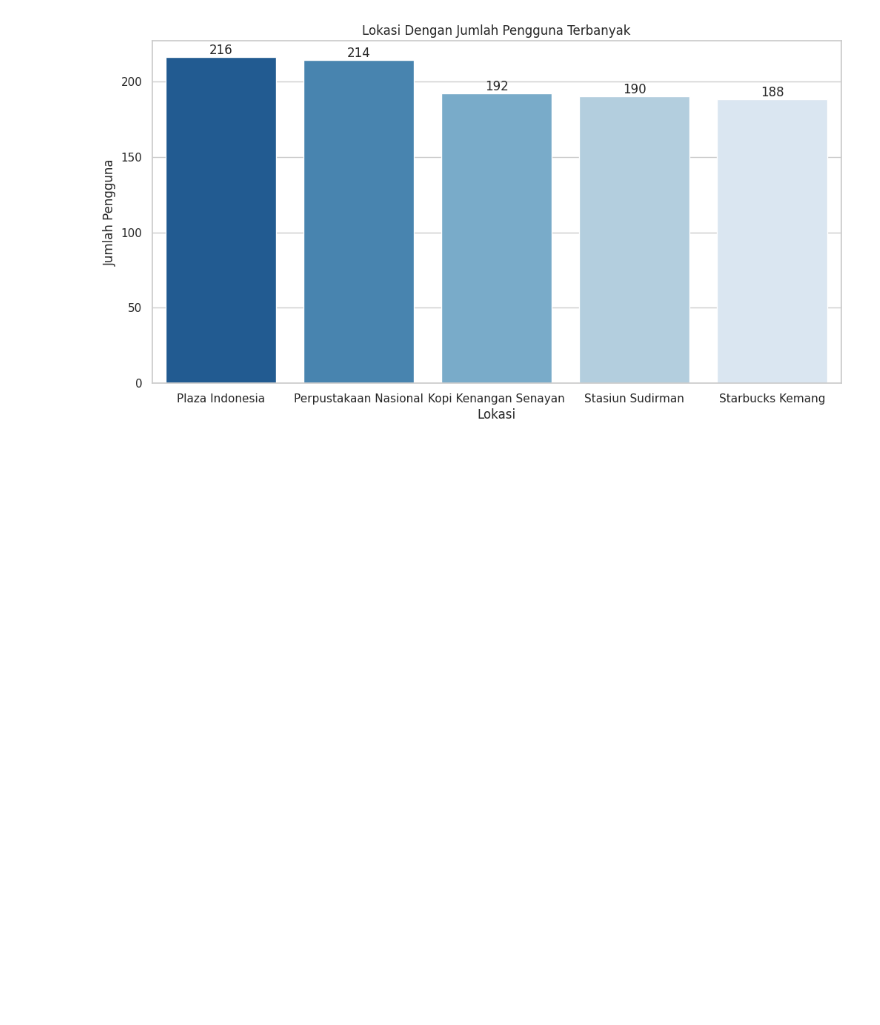
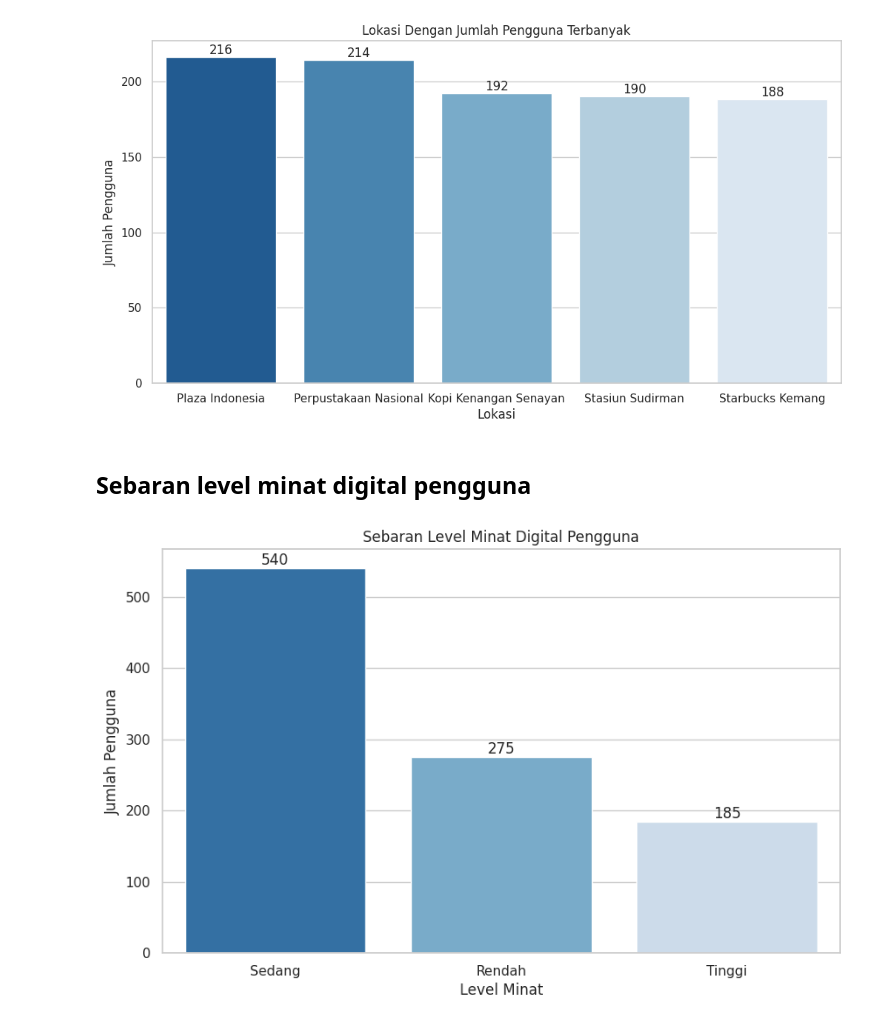
Before and after one commit to Riz2693/Higo-Technical-Test, a Jupyter notebook: 2. Analisis Dan EDA.ipynb, the cells around one changed output. Drawn from its saved outputs; the diff is of its cells as text; code cells hidden in the pictures; blank space fills up the shorter version.

```diff
--- a/2. Analisis Dan EDA.ipynb
+++ b/2. Analisis Dan EDA.ipynb
@@ -437,3 +436,20 @@ plt.bar_label(plt.gca().containers[4])
 plt.show()
 # %% [output]
 [figure]
+# %% [markdown]
+## **Sebaran level minat digital pengguna**
+# %%
+# Proporsi Level Minat Digital
+level_minat_counts = df['Level Minat Digital'].value_counts()
+
+plt.figure(figsize=(10, 6))
+sns.barplot(x=level_minat_counts.index, y=level_minat_counts, palette='Blues_r', hue=level_minat_counts.index, legend=False)
+plt.xlabel('Level Minat')
+plt.ylabel('Jumlah Pengguna')
+plt.title('Sebaran Level Minat Digital Pengguna')
+plt.bar_label(plt.gca().containers[0])
+plt.bar_label(plt.gca().containers[1])
+plt.bar_label(plt.gca().containers[2])
+plt.show()
+# %% [output]
+[figure, added]
```
Also changed, not shown: parts of 13 cells of this notebook.
